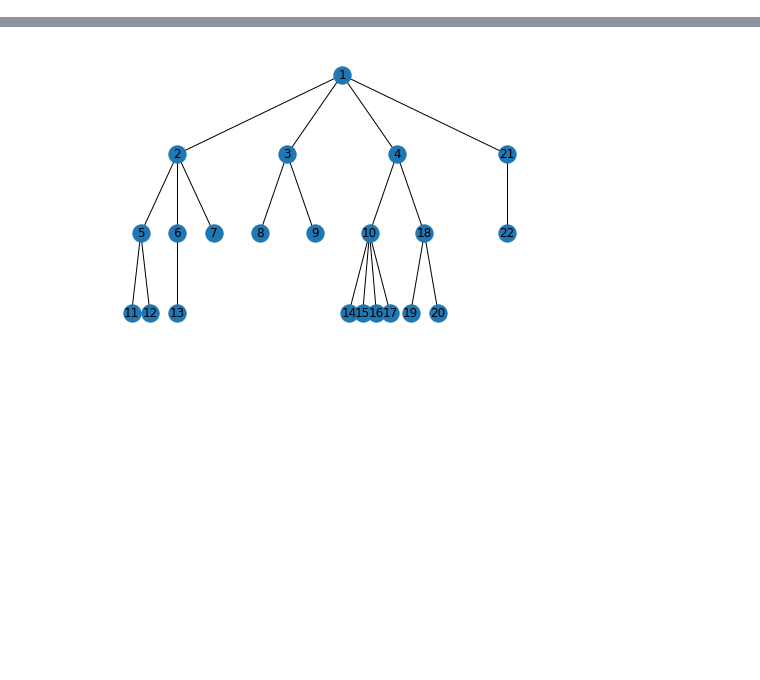
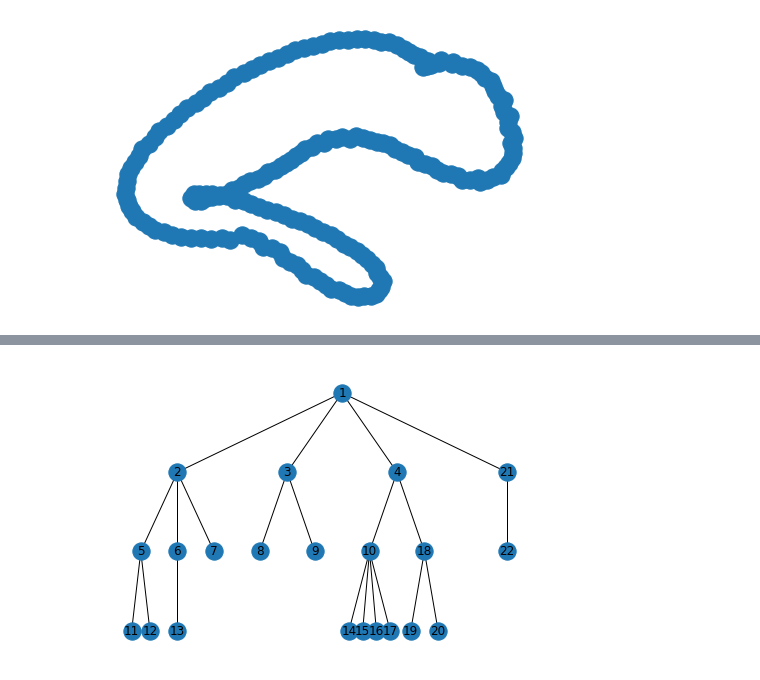
Before and after one commit to ulgenklc/Complex-Contagions, a Jupyter notebook: Excitations_python/Experiments/Model_figures.ipynb, the cells around one changed output, grey strips where cells are left out. Drawn from its saved outputs; the diff is of its cells as text; code cells hidden in the pictures; blank space fills up the shorter version.

```diff
--- a/Excitations_python/Experiments/Model_figures.ipynb
+++ b/Excitations_python/Experiments/Model_figures.ipynb
@@ -323,3 +366,8 @@ nx.draw(G.graph, pos = G.pos, node_color = colors, with_labels = True)
+# %%
+pos = nx.spring_layout(G.graph, scale=2)  # double distance between all nodes
+nx.draw(G.graph, pos)
+# %% [output]
+[figure, added]
 # %%
 colors = ['green','green','red','red','green', 'red', 'red', 'green', 'red', 'green']
 inactive = [0,1,4,7,9,10,11,14,17,19]
```
Also changed, not shown: parts of 13 cells of this notebook.
